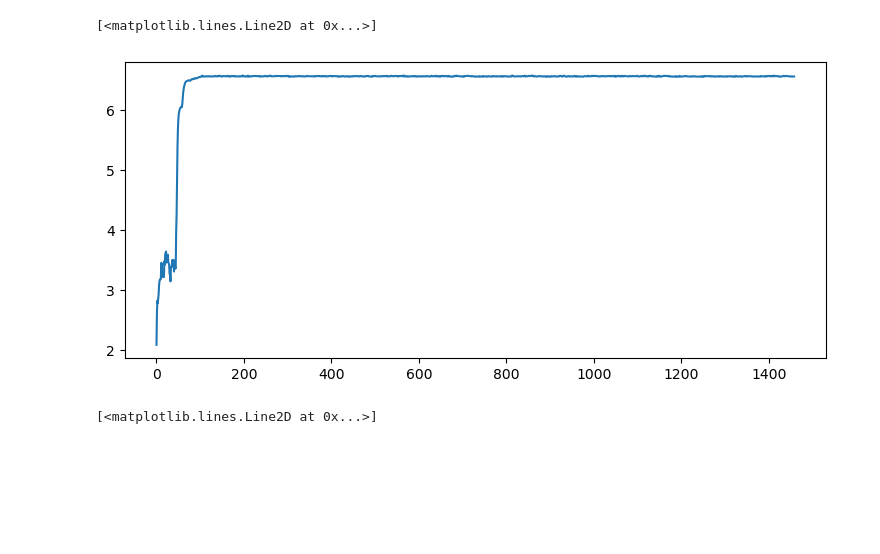
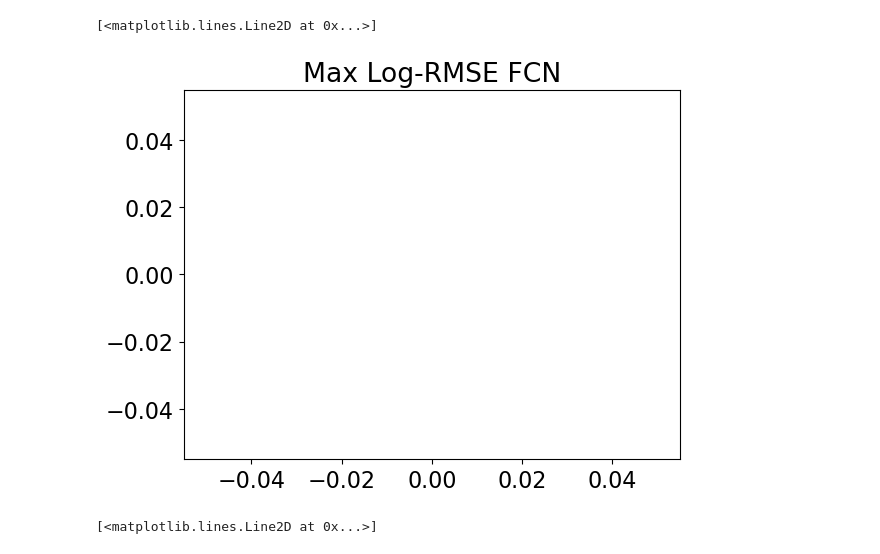
Before and after one commit to Slusny/Modulated-Spherical-Fourier-Neural-Operator, a Jupyter notebook: Modelskill.ipynb, the cells around one changed output. Saved outputs shown, nothing was run; the diff lists cells and outputs as text; code cells hidden in the pictures; blank space fills up the shorter version.

```diff
--- a/Modelskill.ipynb
+++ b/Modelskill.ipynb
@@ -20,8 +33,7 @@ max_sfno = []
 # %%
-
-for i in range(6,8755,6):
-    fcn_step = fcn.sel(step=[i])['rmse'].squeeze()
-    sfno_step = sfno.sel(step=[i])['rmse'].squeeze()
-    print(i)
-    max_fcn.append(np.float32(fcn_step.max()))
-    max_sfno.append(np.float32(sfno_step.max()))
+# for i in range(6,8755,6):
+#     fcn_step = fcn.sel(step=[i])['rmse'].squeeze()
+#     sfno_step = sfno.sel(step=[i])['rmse'].squeeze()
+#     print(i)
+#     max_fcn.append(np.float32(fcn_step.max()))
+#     max_sfno.append(np.float32(sfno_step.max()))
@@ -51,8 +40,9 @@ plt.plot(max_fcn)
 # %%
+plt.title("Max Log-RMSE FCN")
 plt.plot(np.log(max_fcn))
 # %% [output]
 [<matplotlib.lines.Line2D at 0x...>]
-[figure, old version]
+[figure, new version]
 # %%
 plt.plot(max_sfno)
 # %% [output]
```
Also changed, not shown: parts of 50 cells of this notebook, 1 other file.
